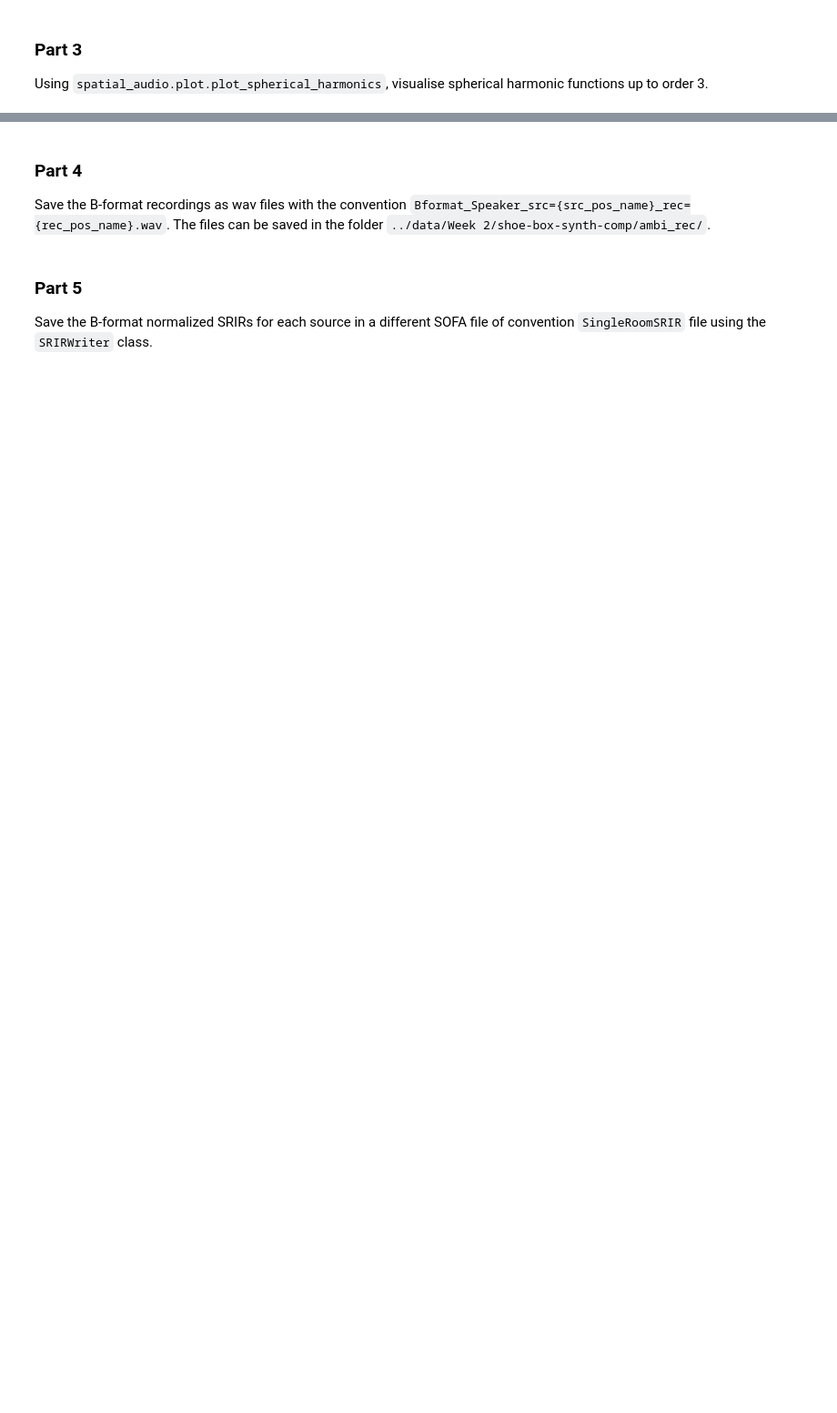
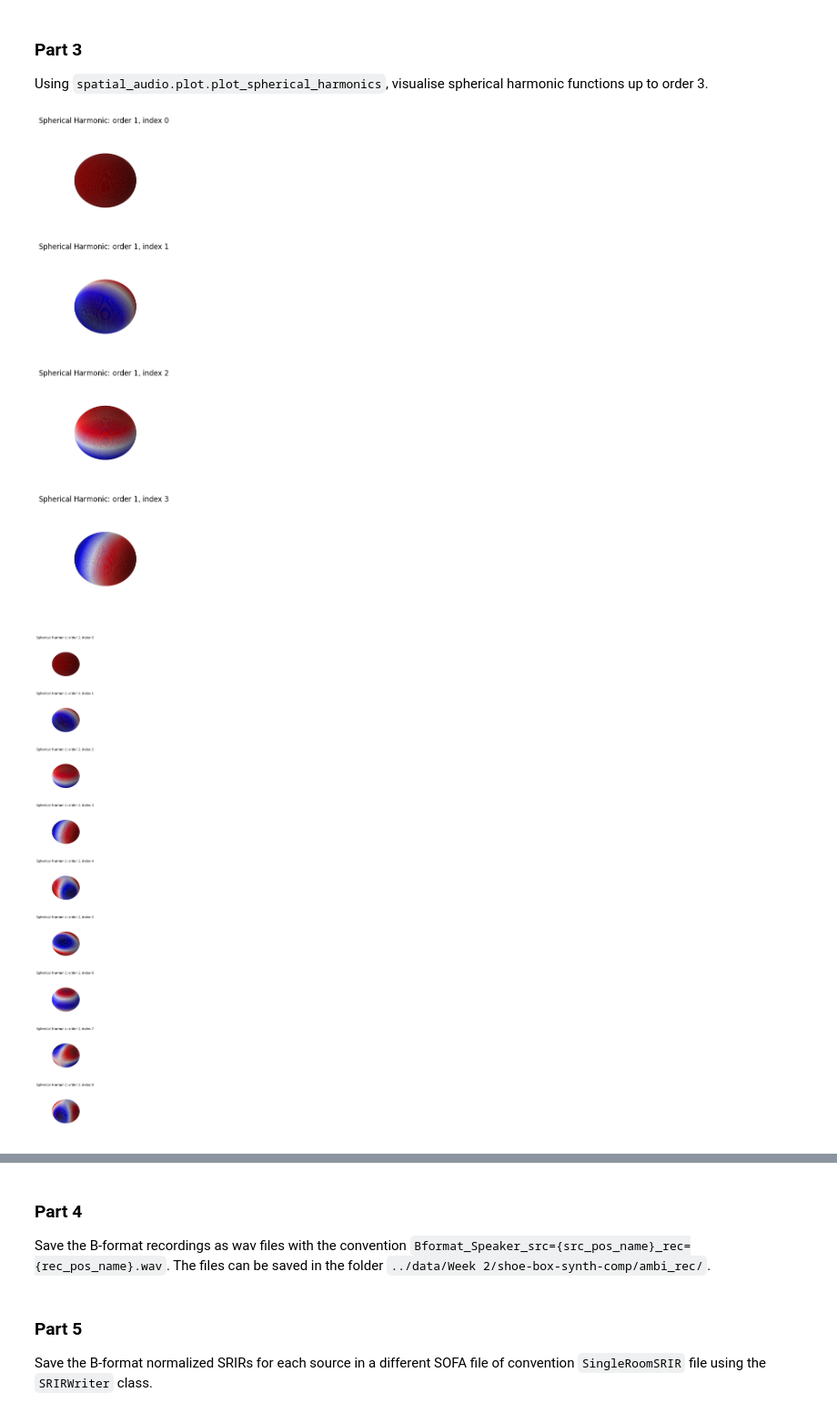
Before and after one commit to orchidas/VAIAWorkshop25Public, a Jupyter notebook: notebooks/lecture07.ipynb, the cells around one changed output, grey strips where cells are left out. Shown at 91% size. Drawn from its saved outputs; the diff is of its cells as text; code cells hidden in the pictures; blank space fills up the shorter version.

```diff
--- a/notebooks/lecture07.ipynb
+++ b/notebooks/lecture07.ipynb
@@ -93,3 +152,12 @@ for k in range(len(src_name)):
 Using `spatial_audio.plot.plot_spherical_harmonics`, visualise spherical harmonic functions up to order 3.
 # %%
 ### WRITE YOUR CODE HERE ###
+from importlib import reload
+import spatial_audio
+reload (spatial_audio.plot)
+from spatial_audio.plot import plot_spherical_harmonics
+
+plot_spherical_harmonics([1, 2, 3])
+# %% [output]
+[figure, added]
+[figure, added]
```
Also changed, not shown: parts of 6 cells of this notebook, 4 other files.
